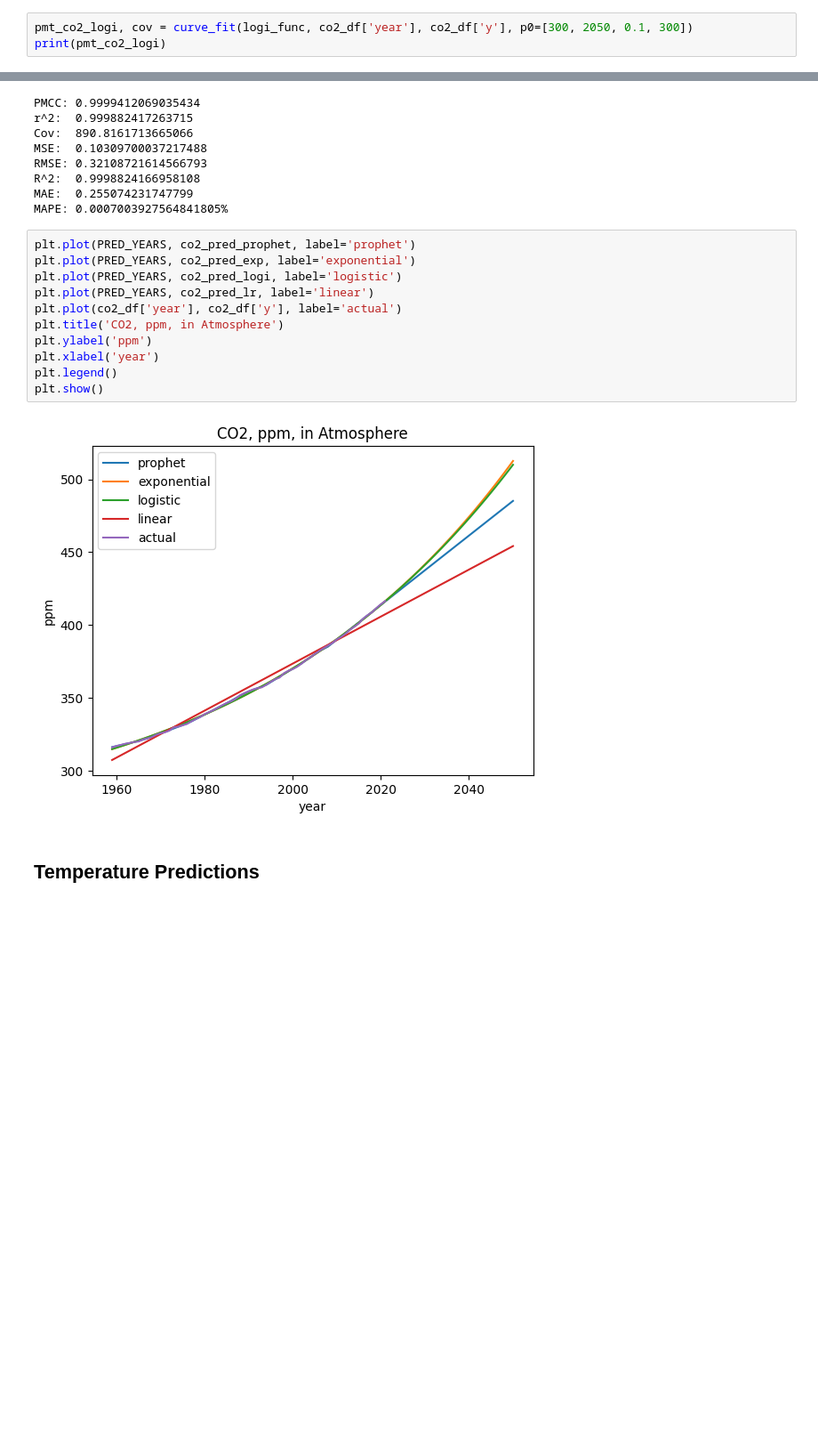
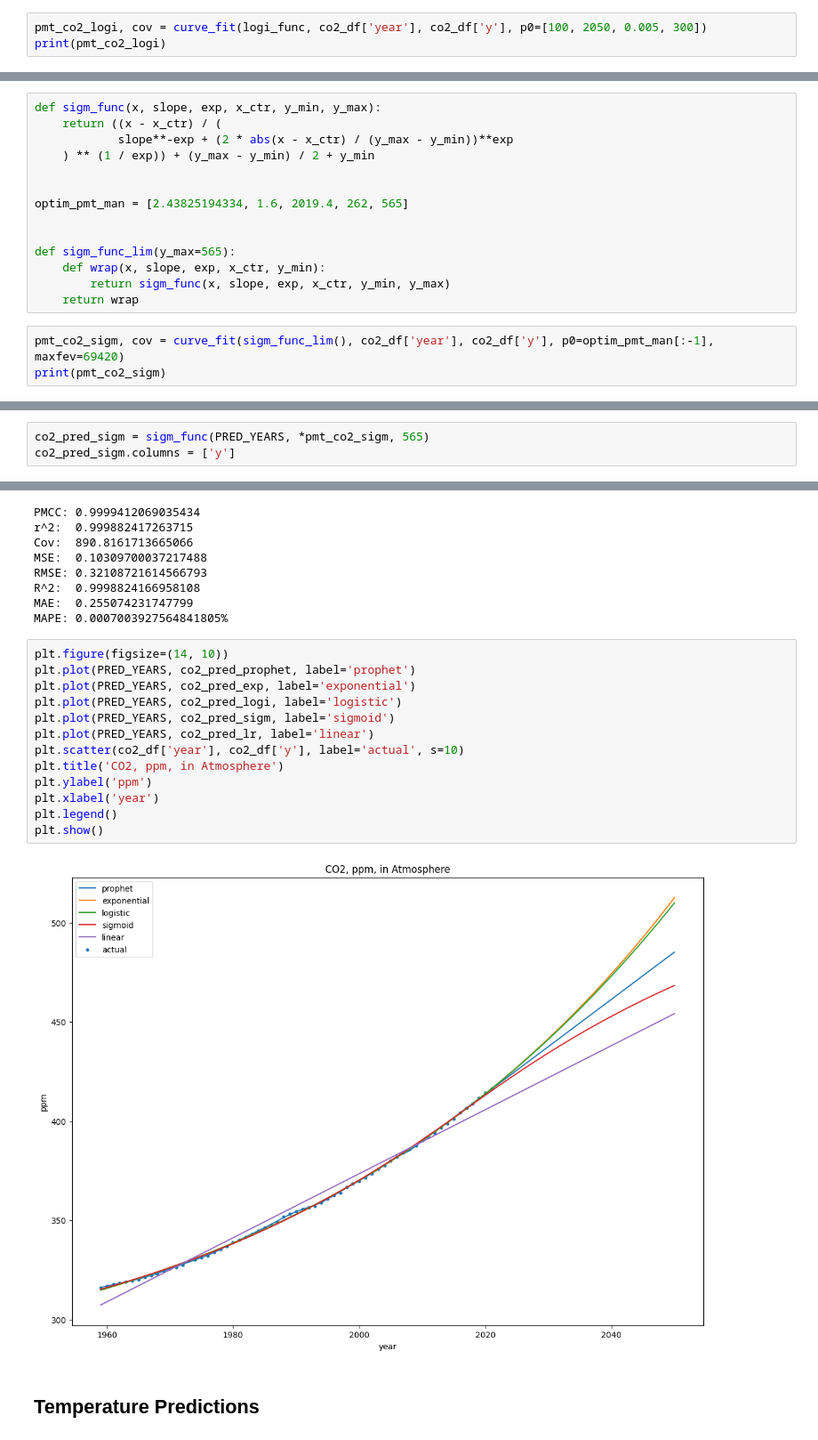
Before and after one commit to akioweh/The-HiMCM, a Jupyter notebook: py/main.ipynb, the cells around one changed output, grey strips where cells are left out. Shown at 89% size. Saved outputs shown, nothing was run; the diff lists cells and outputs as text; blank space fills up the shorter version.

Commit message:
sigmoid with different limits

```diff
--- a/py/main.ipynb
+++ b/py/main.ipynb
@@ -255,6 +212,6 @@ plt.show()
 def logi_func(x, a, x0, k, d):
     return a / (1 + np.exp(-k * (x - x0))) + d
 # %%
-pmt_co2_logi, cov = curve_fit(logi_func, co2_df['year'], co2_df['y'], p0=[300, 2050, 0.1, 300])
+pmt_co2_logi, cov = curve_fit(logi_func, co2_df['year'], co2_df['y'], p0=[100, 2050, 0.005, 300])
 print(pmt_co2_logi)
 # %% [output]
@@ -314,0 +273,17 @@ plt.show()
+# %%
+def sigm_func(x, slope, exp, x_ctr, y_min, y_max):
+    return ((x - x_ctr) / (
+            slope**-exp + (2 * abs(x - x_ctr) / (y_max - y_min))**exp
+    ) ** (1 / exp)) + (y_max - y_min) / 2 + y_min
+
+
+optim_pmt_man = [2.43825194334, 1.6, 2019.4, 262, 565]
+
+
+def sigm_func_lim(y_max=565):
+    def wrap(x, slope, exp, x_ctr, y_min):
+        return sigm_func(x, slope, exp, x_ctr, y_min, y_max)
+    return wrap
+# %%
+pmt_co2_sigm, cov = curve_fit(sigm_func_lim(), co2_df['year'], co2_df['y'], p0=optim_pmt_man[:-1], maxfev=69420)
+print(pmt_co2_sigm)
@@ -314,0 +292,3 @@ plt.show()
+# %%
+co2_pred_sigm = sigm_func(PRED_YEARS, *pmt_co2_sigm, 565)
+co2_pred_sigm.columns = ['y']
@@ -367,18 +399,20 @@ R^2:  0.9998824166958108
 MAE:  0.255074231747799
 MAPE: 0.0007003927564841805%
 # %%
+plt.figure(figsize=(14, 10))
 plt.plot(PRED_YEARS, co2_pred_prophet, label='prophet')
 plt.plot(PRED_YEARS, co2_pred_exp, label='exponential')
 plt.plot(PRED_YEARS, co2_pred_logi, label='logistic')
+plt.plot(PRED_YEARS, co2_pred_sigm, label='sigmoid')
 plt.plot(PRED_YEARS, co2_pred_lr, label='linear')
-plt.plot(co2_df['year'], co2_df['y'], label='actual')
+plt.scatter(co2_df['year'], co2_df['y'], label='actual', s=10)
 plt.title('CO2, ppm, in Atmosphere')
 plt.ylabel('ppm')
 plt.xlabel('year')
 plt.legend()
 plt.show()
 # %% [output]
-[figure, old version]
+[figure, new version]
 # %% [markdown]
 ## Temperature Predictions
 # %% [markdown]
```
Also changed, not shown: parts of 33 cells of this notebook.
